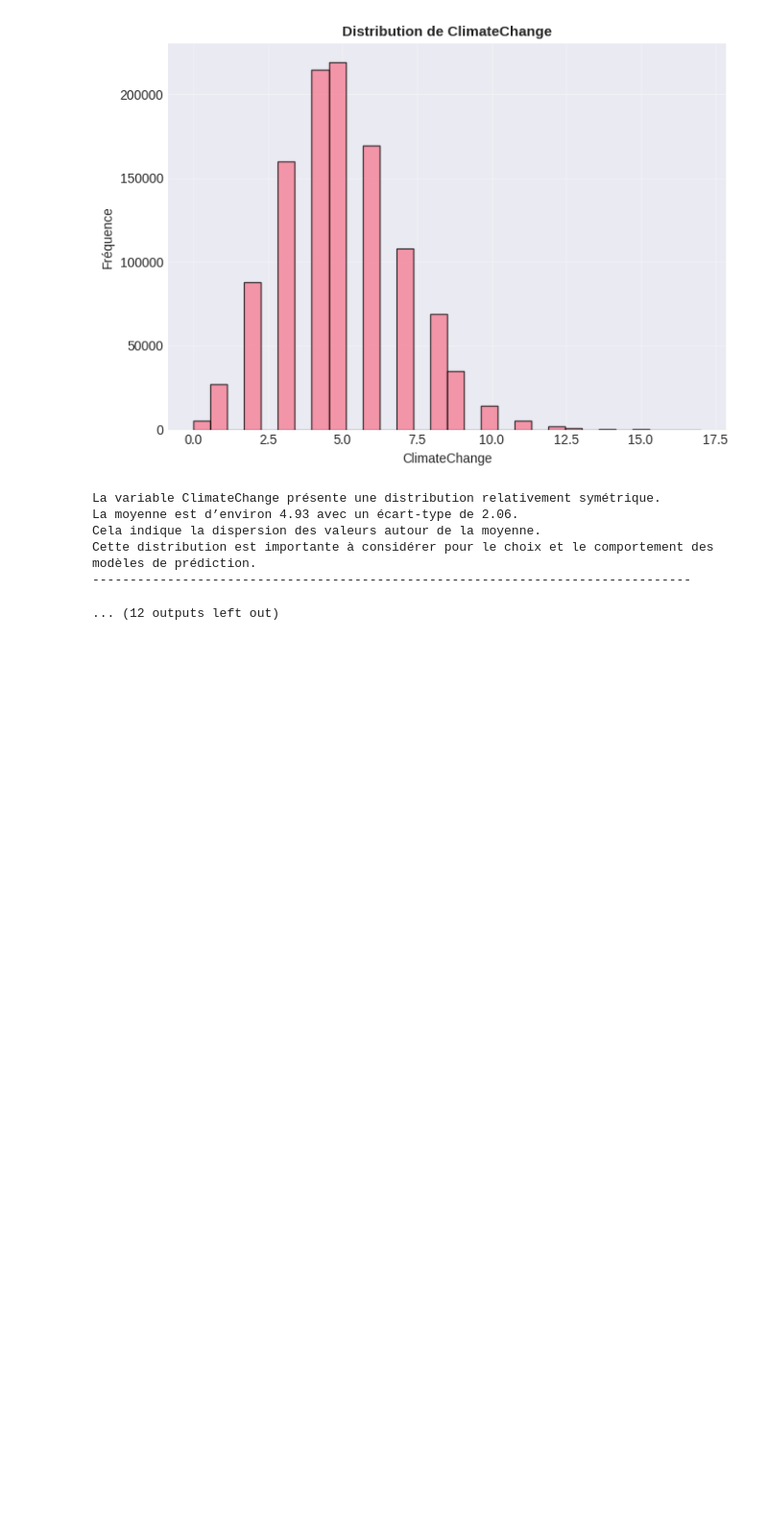
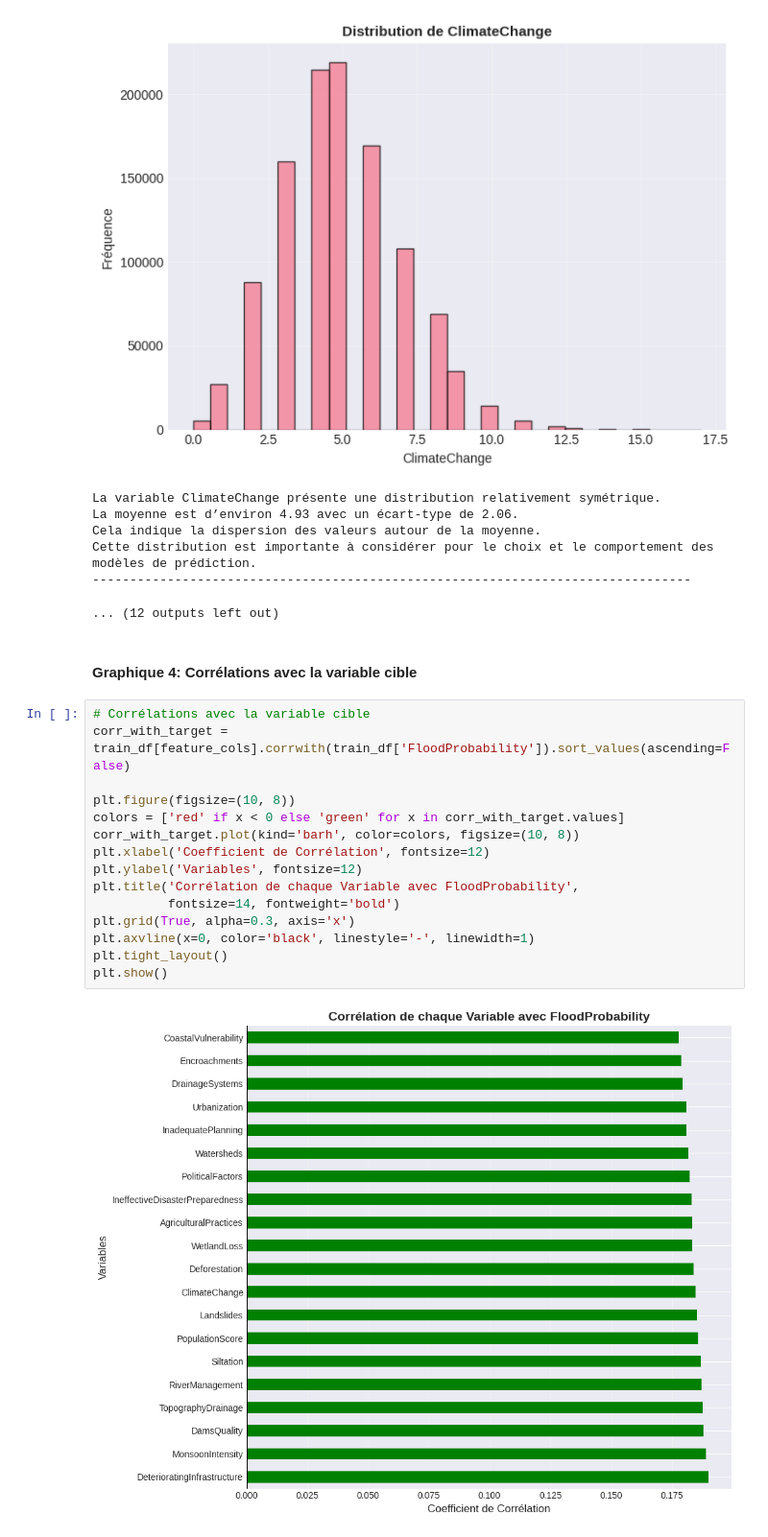
Before and after one commit to Mounix756/FloodPrediction, a Jupyter notebook: index.ipynb, the cells around one changed output. Shown at 96% size. Drawn from its saved outputs; the diff is of its cells as text; blank space fills up the shorter version.

Commit message:
fix: Graphique 4: Corrélations avec la variable cible

```diff
--- a/index.ipynb
+++ b/index.ipynb
@@ -283,3 +283,22 @@ Cela indique la dispersion des valeurs autour de la moyenne.
 Cette distribution est importante à considérer pour le choix et le comportement des modèles de prédiction.
 --------------------------------------------------------------------------------
 ... (12 outputs left out)
+# %% [markdown]
+#### Graphique 4: Corrélations avec la variable cible
+# %%
+# Corrélations avec la variable cible
+corr_with_target = train_df[feature_cols].corrwith(train_df['FloodProbability']).sort_values(ascending=False)
+
+plt.figure(figsize=(10, 8))
+colors = ['red' if x < 0 else 'green' for x in corr_with_target.values]
+corr_with_target.plot(kind='barh', color=colors, figsize=(10, 8))
+plt.xlabel('Coefficient de Corrélation', fontsize=12)
+plt.ylabel('Variables', fontsize=12)
+plt.title('Corrélation de chaque Variable avec FloodProbability',
+          fontsize=14, fontweight='bold')
+plt.grid(True, alpha=0.3, axis='x')
+plt.axvline(x=0, color='black', linestyle='-', linewidth=1)
+plt.tight_layout()
+plt.show()
+# %% [output]
+[figure, added]
```
